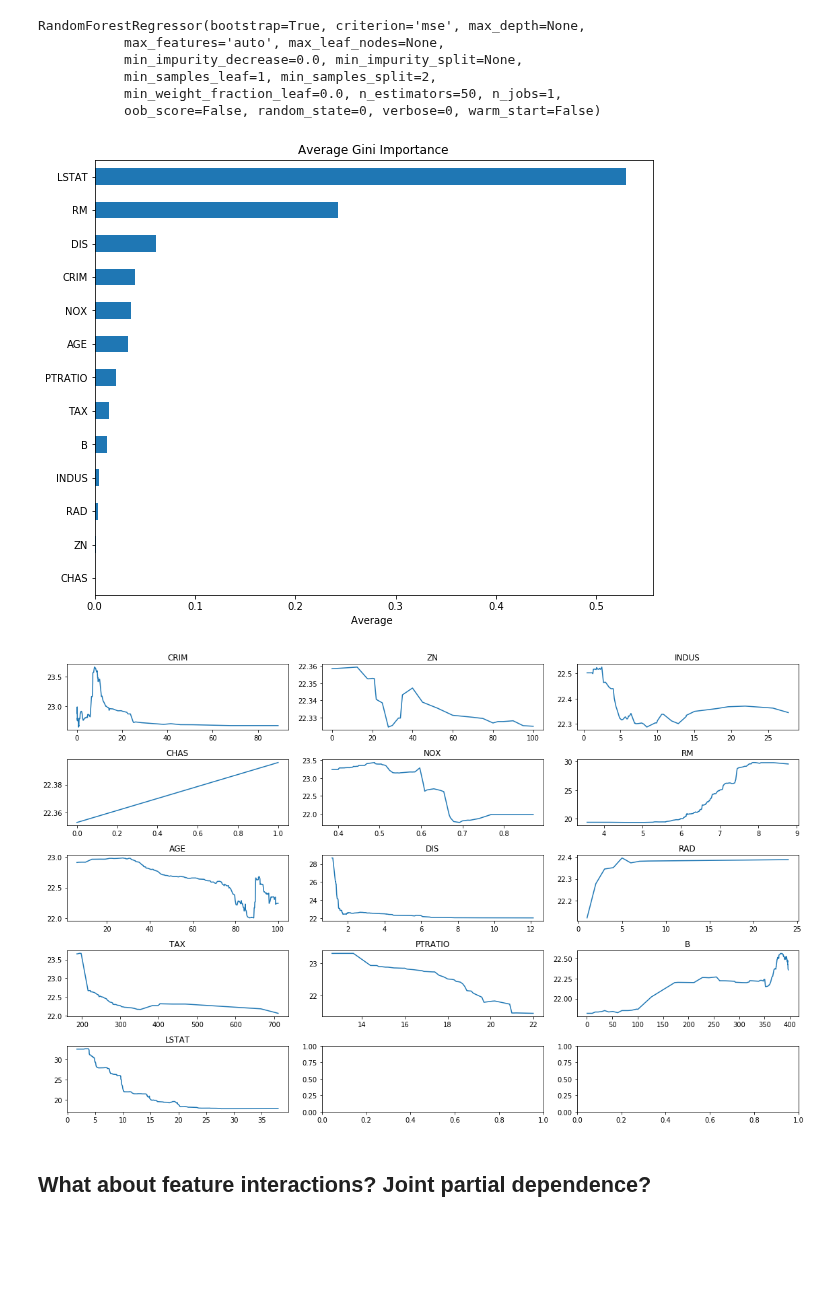
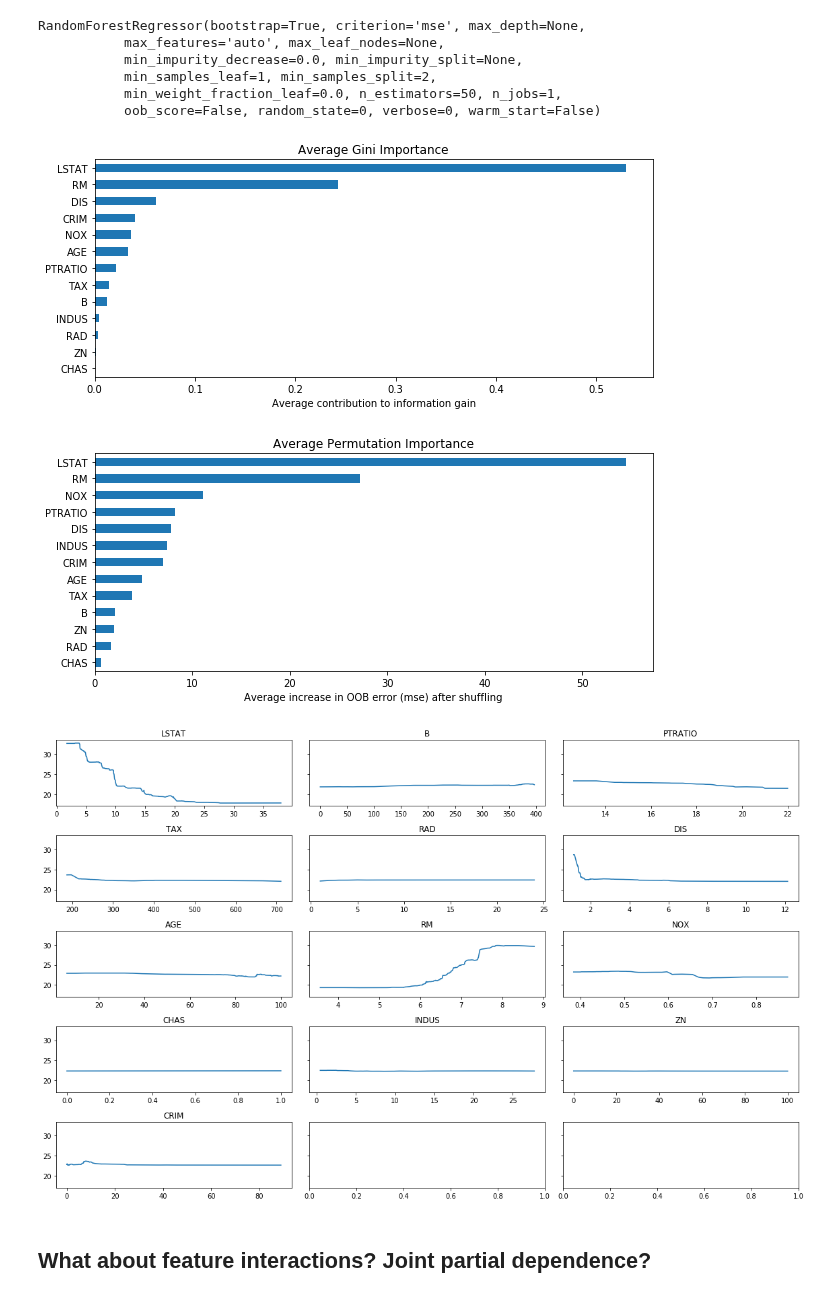
Before and after one commit to wmarshall484/DSI_LECTURES_2, a Jupyter notebook: random-forest/moses_marsh/random_forests.ipynb, the cells around one changed output. Cells and saved outputs as stored; diff of their text form; code cells hidden in the pictures; blank space fills up the shorter version.

```diff
--- a/random-forest/moses_marsh/random_forests.ipynb
+++ b/random-forest/moses_marsh/random_forests.ipynb
@@ -873,10 +851,10 @@ RandomForestRegressor(bootstrap=True, criterion='mse', max_depth=None,
 # %%
 # Plot the feature importance
 b_feat_scores = pd.Series(model2.feature_importances_,
                            index=boston_names)
 b_feat_scores = b_feat_scores.sort_values()
-ax = b_feat_scores.plot(kind='barh', figsize=(10,8))
+ax = b_feat_scores.plot(kind='barh', figsize=(10,4))
 ax.set_title('Average Gini Importance')
-ax.set_xlabel('Average ');
+ax.set_xlabel('Average contribution to information gain');
 # %% [output]
-[figure, old version]
+[figure, new version]
@@ -883,13 +865,24 @@ ax.set_xlabel('Average ');
+# %%
+model3 = MyRandomForestRegressor(n_trees=200)
+model3.fit(b_X_train, b_y_train)
+perm_feat_imp = my_oob_permutation_importance(model3, b_X_train, b_y_train, scorer=neg_mse)
+
+perm_importance_series = pd.Series(data=perm_feat_imp, index=boston_names)
+ax = perm_importance_series.sort_values().plot(kind='barh', figsize=(10,4))
+ax.set_title('Average Permutation Importance')
+ax.set_xlabel('Average increase in OOB error (mse) after shuffling');
+# %% [output]
+[figure, added]
 # %%
-fig, axes = plt.subplots(5,3, figsize=(16,10))
+fig, axes = plt.subplots(5,3, figsize=(16,10), sharey=True)
 
-for ax, feat_ind in zip(axes.flatten(), range(boston_X.shape[1])):
+for ax, feat_ind in zip(axes.flatten(), reversed(range(boston_X.shape[1]))):
     xx, pdp = partial_dependence(model2, b_X_train, feat_ind, classification=False)
     ax.plot(xx, pdp)
     ax.set_title(boston_names[feat_ind])
 plt.tight_layout()
 # %% [output]
-[figure, old version]
+[figure, new version]
 # %% [markdown]
 ## What about feature interactions? Joint partial dependence?
 # %%
```
Also changed, not shown: parts of 34 cells of this notebook, 1 other file.
